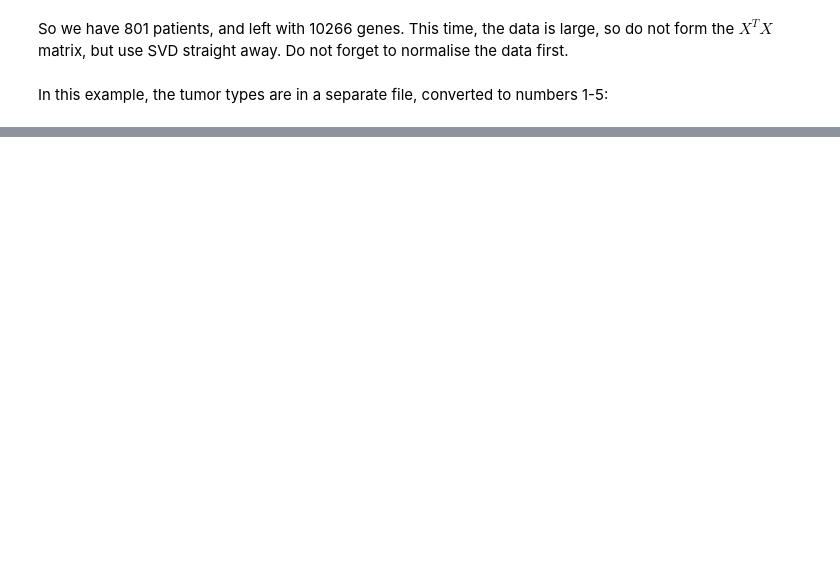
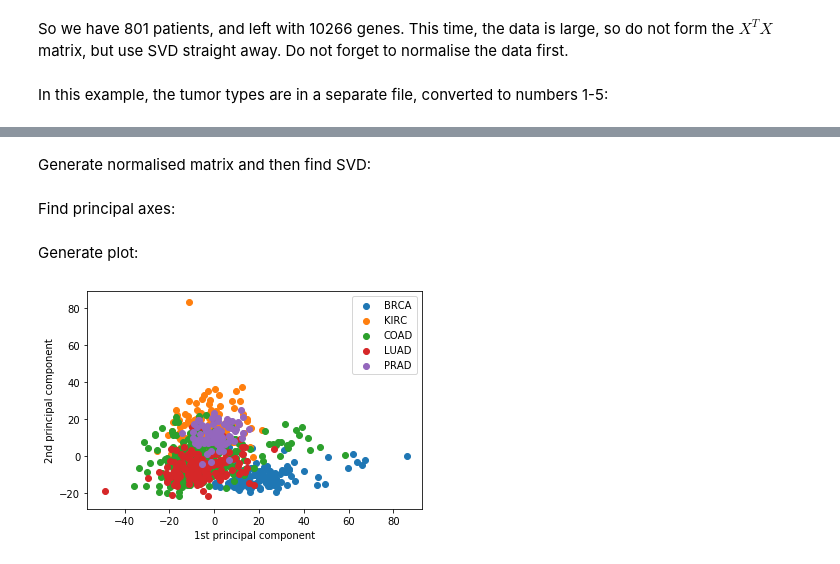
Before and after one commit to obarnard99/3M1, a Jupyter notebook: 3M1 lab PCA.ipynb, the cells around one changed output, grey strips where cells are left out. Cells and saved outputs as stored; diff of their text form; code cells hidden in the pictures; blank space fills up the shorter version.

```diff
--- a/3M1 lab PCA.ipynb
+++ b/3M1 lab PCA.ipynb
@@ -346,0 +350,6 @@ tumor = np.genfromtxt('cancer-gene-labels.csv', delimiter=',')
+# %%
+brca = [index for index,value in enumerate(tumor) if value == 1]
+kirc = [index for index,value in enumerate(tumor) if value == 2]
+coad = [index for index,value in enumerate(tumor) if value == 3]
+luad = [index for index,value in enumerate(tumor) if value == 4]
+prad = [index for index,value in enumerate(tumor) if value == 5]
@@ -346,0 +358,41 @@ tumor = np.genfromtxt('cancer-gene-labels.csv', delimiter=',')
+# %%
+def normalise(x):
+    ndata,ndim = x.shape # obtain the number of rows and columns
+    m = x.sum(axis=0)     # compute the sum along each column, and collect it into a vector
+    #print m
+    x0 = x - m[np.newaxis,:]/ndata # subtract the sum divided by the number of rows from each element
+                                   # the "np.newaxis" construct creates identical rows from the same mean value
+
+    s = np.sqrt((x0**2).sum(axis=0)/ndata) # now compute the standard deviation of each column
+    #print x
+    #print s
+    ss = np.array([ tmp if tmp != 0 else 1 for tmp in s]) # if the standard deviation is zero, replace it with 1
+                                                       # to avoid division by zero error
+    x00 = x0 / ss[np.newaxis,:]    # divide each element by the corresponding standard deviation
+    return x00                     # return the normalised data matrix
+# %% [markdown]
+Generate normalised matrix and then find SVD:
+# %%
+X0 = normalise(X) # Full matrix as diagnoses are in a separate file
+U,s,V = np.linalg.svd(X0)
+# %% [markdown]
+Find principal axes:
+# %%
+X1 = np.matmul(X0,V[:,0])
+X2 = np.matmul(X0,V[:,1])
+X3 = np.matmul(X0,V[:,2])
+X4 = np.matmul(X0,V[:,3])
+# %% [markdown]
+Generate plot:
+# %%
+scatter(X1[brca], X2[brca])
+scatter(X1[kirc], X2[kirc])
+scatter(X1[coad], X2[coad])
+scatter(X1[luad], X2[luad])
+scatter(X1[prad], X2[prad])
+xlabel("1st principal component")
+ylabel("2nd principal component")
+legend(["BRCA", "KIRC", "COAD", "LUAD", "PRAD"])
+plt.show()
+# %% [output]
+[figure, added]
```
Also changed, not shown: parts of 15 cells of this notebook.
